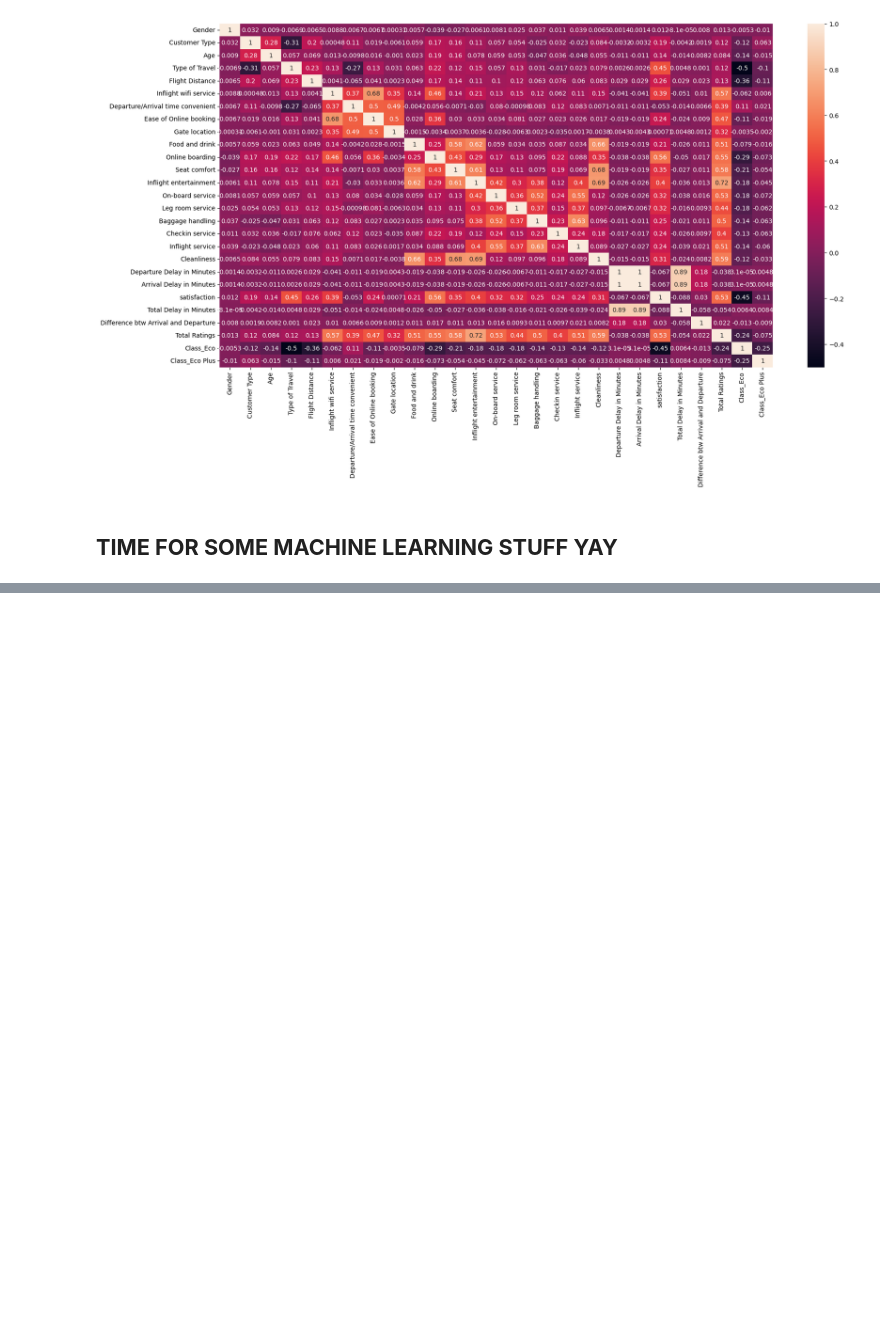
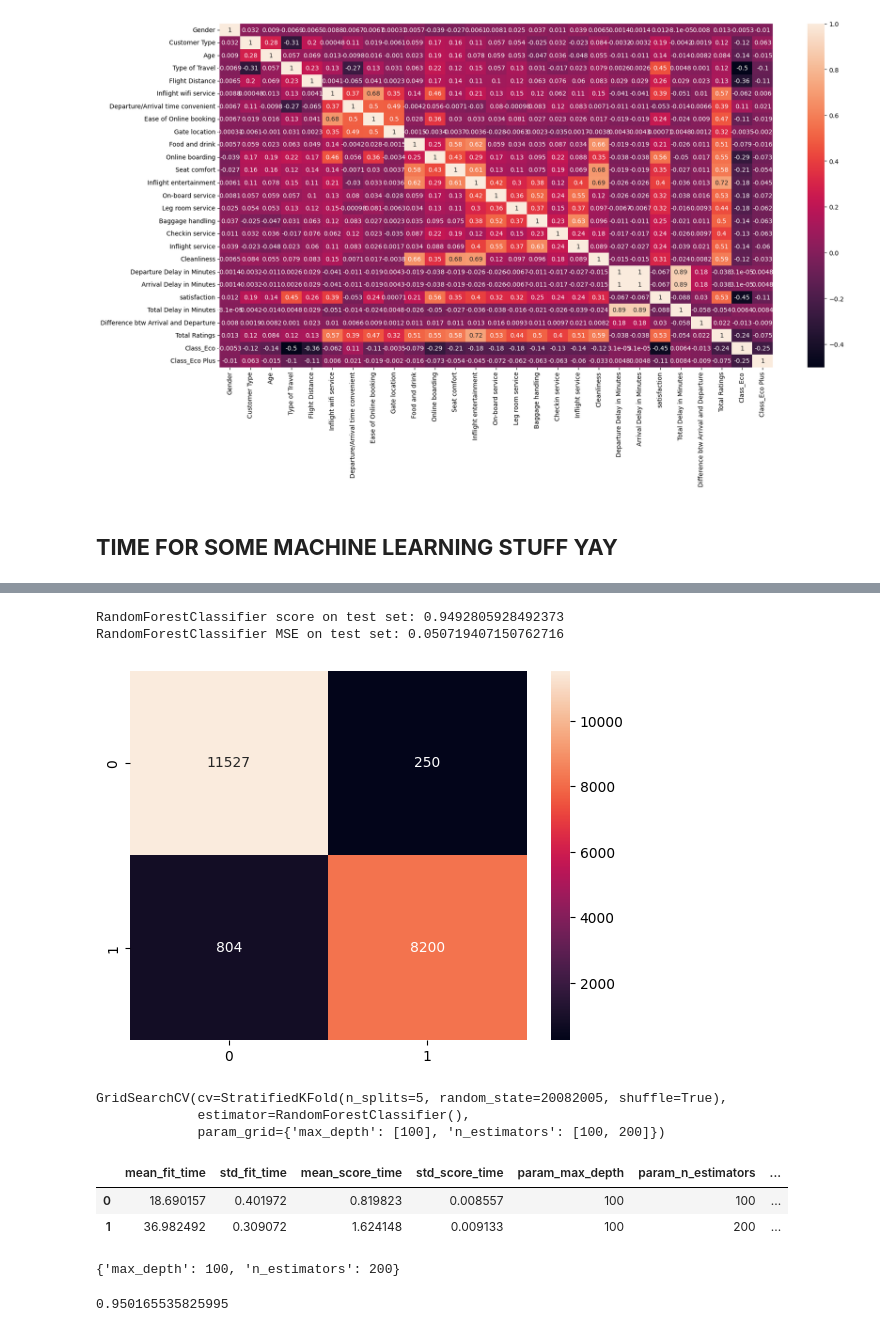
Before and after one commit to adebola-duf/Airline-Passenger-Satisfaction, a Jupyter notebook: main.ipynb, the cells around one changed output, grey strips where cells are left out. Drawn from its saved outputs; the diff is of its cells as text; code cells hidden in the pictures; blank space fills up the shorter version.

```diff
--- a/main.ipynb
+++ b/main.ipynb
@@ -1233,0 +1304,37 @@ train_df.drop(columns=['Arrival Delay in Minutes', 'Departure Delay in Minutes']
+# %%
+sns.heatmap(confusion_matrix(y_test, y_test_pred), annot=True, fmt='.5g')
+print(f'RandomForestClassifier score on test set: {random_forestclf2.score(X_test, y_test)}')
+print(f'RandomForestClassifier MSE on test set: {mean_squared_error(y_test, y_test_pred)}')
+# %% [output]
+RandomForestClassifier score on test set: 0.9492805928492373
+RandomForestClassifier MSE on test set: 0.050719407150762716
+[figure, added]
+# %%
+from sklearn.model_selection import GridSearchCV
+
+rfc3 = RandomForestClassifier()
+
+params_grid = {
+    'n_estimators': [100, 200],
+    'max_depth': [100]}
+
+clf = GridSearchCV(rfc3, cv=strat_kf, param_grid=params_grid)
+clf.fit(X, y)
+# %% [output]
+GridSearchCV(cv=StratifiedKFold(n_splits=5, random_state=20082005, shuffle=True),
+             estimator=RandomForestClassifier(),
+             param_grid={'max_depth': [100], 'n_estimators': [100, 200]})
+# %%
+pd.DataFrame(clf.cv_results_)
+# %% [output]
+|  | mean_fit_time | std_fit_time | mean_score_time | std_score_time | param_max_depth | param_n_estimators | ... |
+| 0 | 18.690157 | 0.401972 | 0.819823 | 0.008557 | 100 | 100 | ... |
+| 1 | 36.982492 | 0.309072 | 1.624148 | 0.009133 | 100 | 200 | ... |
+# %%
+clf.best_params_
+# %% [output]
+{'max_depth': 100, 'n_estimators': 200}
+# %%
+clf.best_score_
+# %% [output]
+0.950165535825995
```
Also changed, not shown: parts of 15 cells of this notebook.
